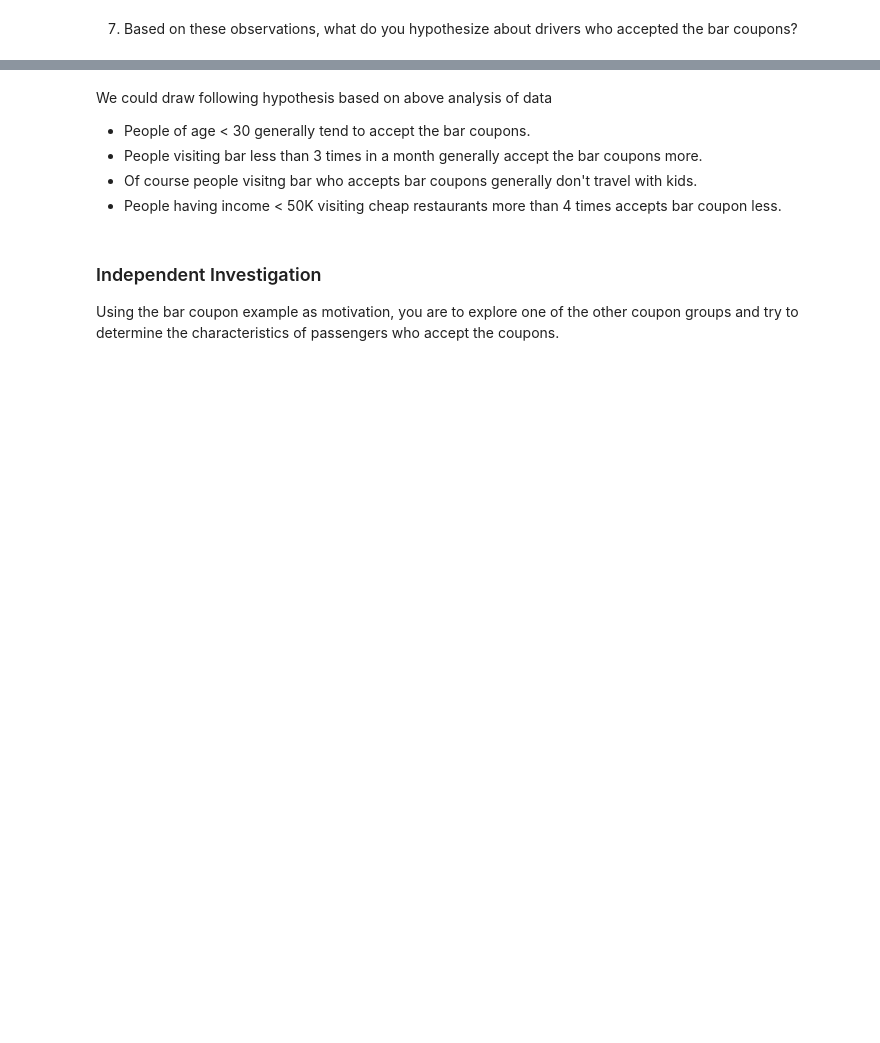
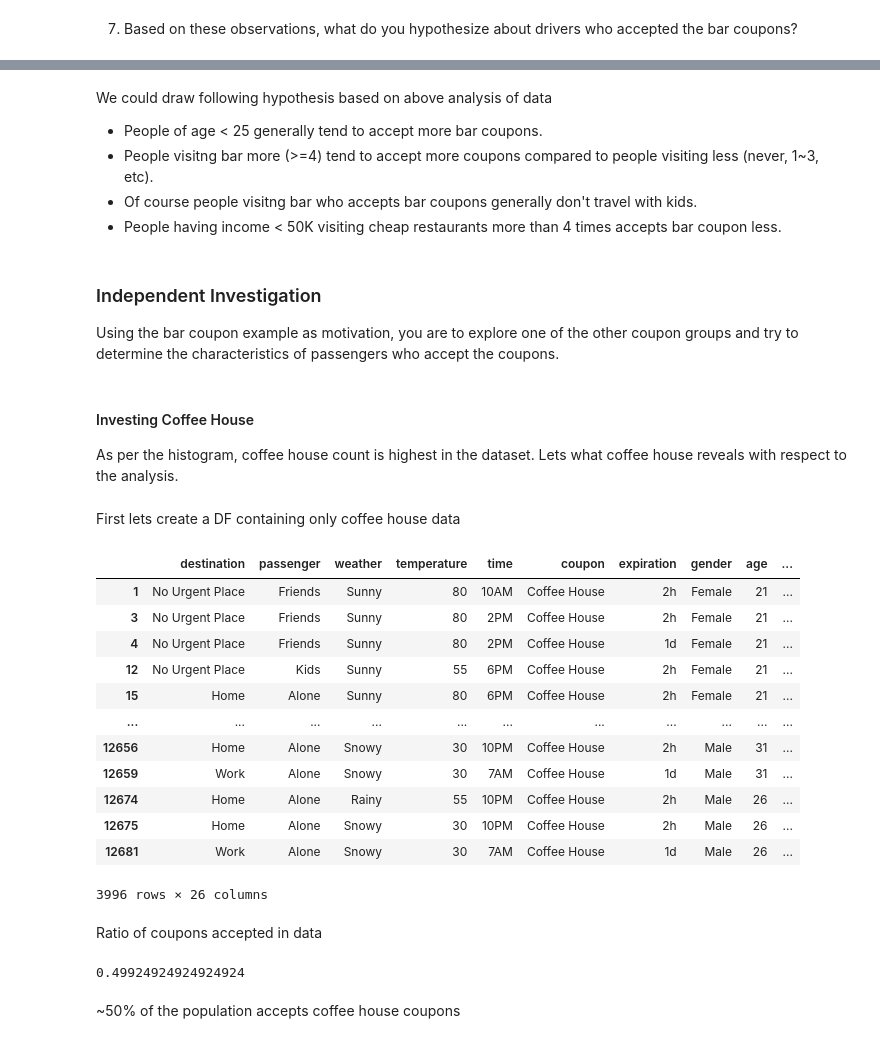
Before and after one commit to parthoghosh24/bhpcmlai, a Jupyter notebook: amazon_coupon_analysis/prompt.ipynb, the cells around one changed output, grey strips where cells are left out. Drawn from its saved outputs; the diff is of its cells as text; code cells hidden in the pictures; blank space fills up the shorter version.

```diff
--- a/amazon_coupon_analysis/prompt.ipynb
+++ b/amazon_coupon_analysis/prompt.ipynb
@@ -136,3 +136,22 @@ data = data.rename(columns = {'passanger' : 'passenger'})
 # %%
 data.loc[data['passenger'] == 'Friend(s)', 'passenger'] = 'Friends'
 data.loc[data['passenger'] == 'Kid(s)', 'passenger'] = 'Kids'
+# %%
+data.loc[data['income'] == 'Less than $12500', 'income'] = '12499'
+data.loc[data['income'] == '$12500 - $24999', 'income'] = '12500'
+data.loc[data['income'] == '$25000 - $37499', 'income'] = '25000'
+data.loc[data['income'] == '$37500 - $49999', 'income'] = '37500'
+data.loc[data['income'] == '$50000 - $62499', 'income'] = '50000'
+data.loc[data['income'] == '$62500 - $74999', 'income'] = '62500'
+data.loc[data['income'] == '$75000 - $87499', 'income'] = '75000'
+data.loc[data['income'] == '$87500 - $99999', 'income'] = '87500'
+data.loc[data['income'] == '$100000 or More', 'income'] = '100000'
+
+data['income'] = pd.to_numeric(data['income'])
+# %%
+data.loc[data['age'] == '50plus', 'age'] = '51'
+data.loc[data['age'] == 'below21', 'age'] = '20'
+
+data['age'] = pd.to_numeric(data['age'])
+# %%
+data['temperature'] = pd.to_numeric(data['temperature'])
@@ -357,10 +367,41 @@ print(group_three_acceptance_ratio)
 # %% [markdown]
 We could draw following hypothesis based on above analysis of data
-* People of age < 30 generally tend to accept the bar coupons.
-* People visiting bar less than 3 times in a month generally accept the bar coupons more.
+* People of age < 25 generally tend to accept more bar coupons.
+* People visitng bar more (>=4) tend to accept more coupons compared to people visiting less (never, 1~3, etc).
 * Of course people visitng bar who accepts bar coupons generally don't travel with kids.
 * People having income < 50K visiting cheap restaurants more than 4 times accepts bar coupon less.
 # %% [markdown]
 ### Independent Investigation
 
 Using the bar coupon example as motivation, you are to explore one of the other coupon groups and try to determine the characteristics of passengers who accept the coupons.
+# %% [markdown]
+#### Investing Coffee House
+
+As per the histogram, coffee house count is highest in the dataset. Lets what coffee house reveals with respect to the analysis.
+# %% [markdown]
+First lets create a DF containing only coffee house data
+# %%
+coffee_house_coupons = data.query('coupon == "Coffee House"')
+coffee_house_coupons
+# %% [output]
+|  | destination | passenger | weather | temperature | time | coupon | expiration | gender | age | ... |
+| 1 | No Urgent Place | Friends | Sunny | 80 | 10AM | Coffee House | 2h | Female | 21 | ... |
+| 3 | No Urgent Place | Friends | Sunny | 80 | 2PM | Coffee House | 2h | Female | 21 | ... |
+| 4 | No Urgent Place | Friends | Sunny | 80 | 2PM | Coffee House | 1d | Female | 21 | ... |
+| 12 | No Urgent Place | Kids | Sunny | 55 | 6PM | Coffee House | 2h | Female | 21 | ... |
+| 15 | Home | Alone | Sunny | 80 | 6PM | Coffee House | 2h | Female | 21 | ... |
+| ... | ... | ... | ... | ... | ... | ... | ... | ... | ... | ... |
+| 12656 | Home | Alone | Snowy | 30 | 10PM | Coffee House | 2h | Male | 31 | ... |
+| 12659 | Work | Alone | Snowy | 30 | 7AM | Coffee House | 1d | Male | 31 | ... |
+| 12674 | Home | Alone | Rainy | 55 | 10PM | Coffee House | 2h | Male | 26 | ... |
+| 12675 | Home | Alone | Snowy | 30 | 10PM | Coffee House | 2h | Male | 26 | ... |
+| 12681 | Work | Alone | Snowy | 30 | 7AM | Coffee House | 1d | Male | 26 | ... |
+3996 rows × 26 columns
+# %% [markdown]
+Ratio of coupons accepted in data
+# %%
+coffee_house_coupons.query('Y == 1')['Y'].count()/ coffee_house_coupons['Y'].count()
+# %% [output]
+0.49924924924924924
+# %% [markdown]
+~50% of the population accepts coffee house coupons
```
Also changed, not shown: parts of 25 cells of this notebook, 5 other files.
